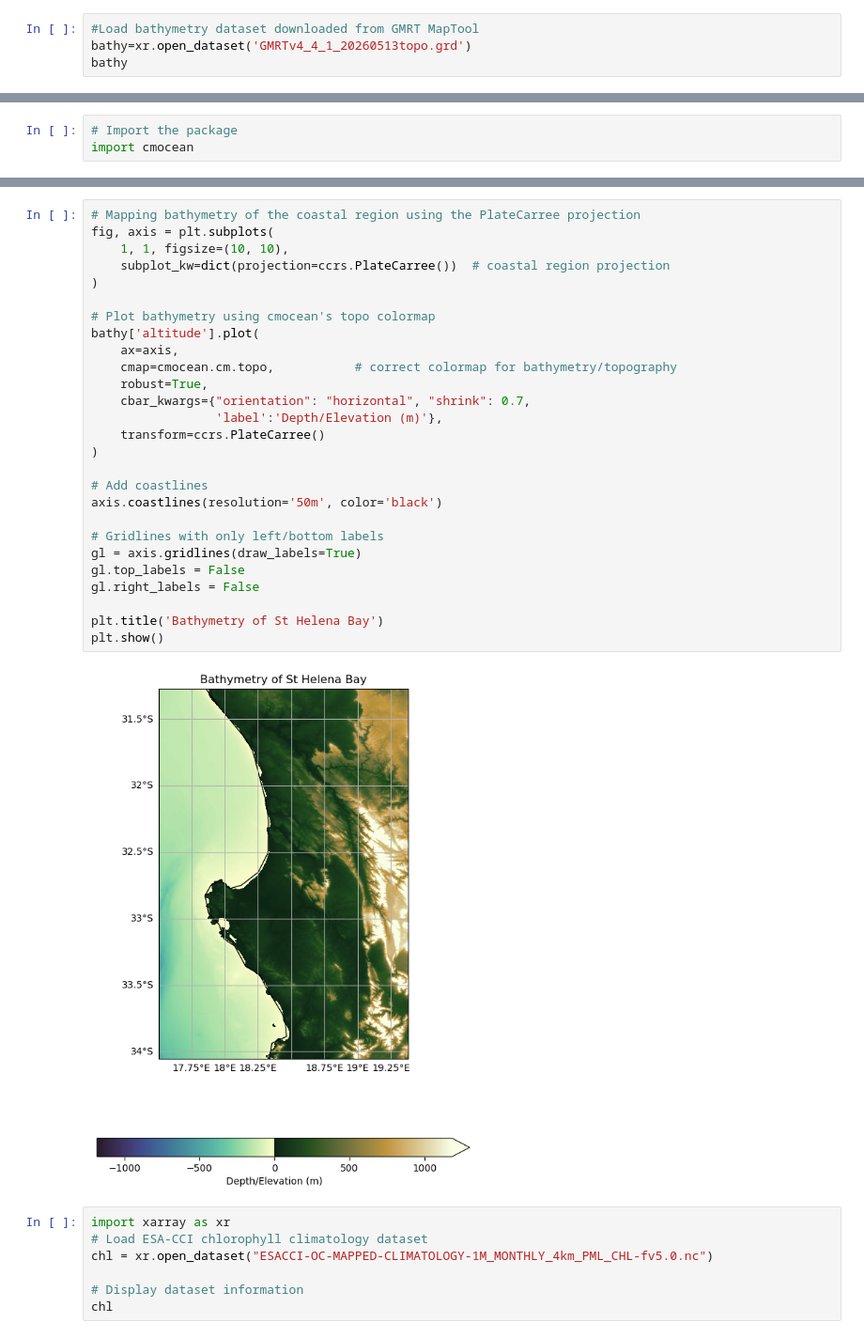
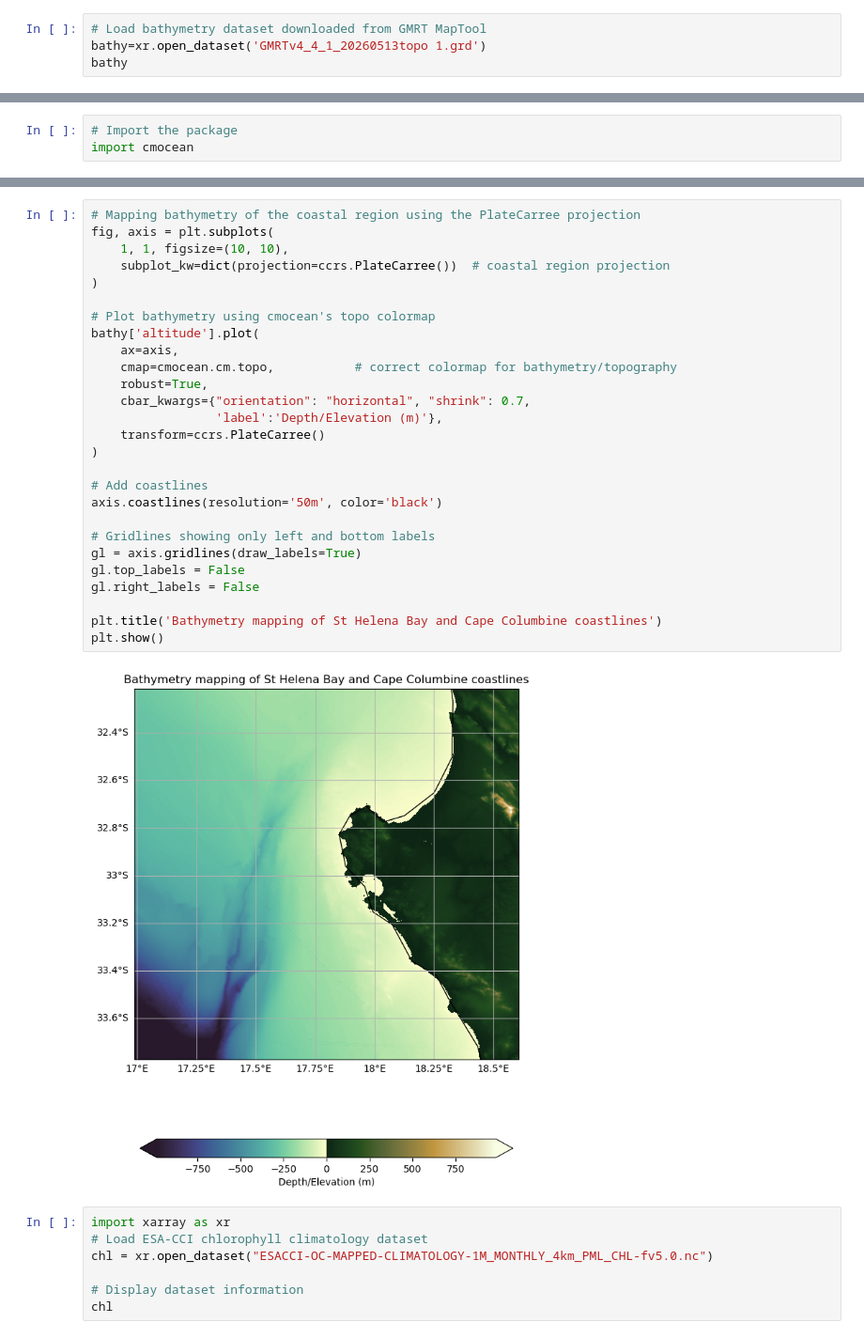
Before and after one commit to koketso18232/SAMOS2026-Core3CS-ASAYIKO, a Jupyter notebook: E5/Exercise5.ipynb, the cells around one changed output, grey strips where cells are left out. Shown at 94% size. Saved outputs shown, nothing was run; the diff lists cells and outputs as text.

```diff
--- a/E5/Exercise5.ipynb
+++ b/E5/Exercise5.ipynb
@@ -25,7 +25,7 @@ import numpy as np
 from geopy.geocoders import Nominatim
 from geopy.distance import geodesic
 # %%
-#Load bathymetry dataset downloaded from GMRT MapTool
-bathy=xr.open_dataset('GMRTv4_4_1_20260513topo.grd')
+# Load bathymetry dataset downloaded from GMRT MapTool
+bathy=xr.open_dataset('GMRTv4_4_1_20260513topo 1.grd')
 bathy
 # %% [output]
@@ -94,32 +66,32 @@ plt.show()
 # %%
 # Mapping bathymetry of the coastal region using the PlateCarree projection
 fig, axis = plt.subplots(
     1, 1, figsize=(10, 10),
     subplot_kw=dict(projection=ccrs.PlateCarree())  # coastal region projection
 )
 
 # Plot bathymetry using cmocean's topo colormap
 bathy['altitude'].plot(
     ax=axis,
     cmap=cmocean.cm.topo,           # correct colormap for bathymetry/topography
     robust=True,
     cbar_kwargs={"orientation": "horizontal", "shrink": 0.7,
                  'label':'Depth/Elevation (m)'},
     transform=ccrs.PlateCarree()
 )
 
 # Add coastlines
 axis.coastlines(resolution='50m', color='black')
 
-# Gridlines with only left/bottom labels
+# Gridlines showing only left and bottom labels
 gl = axis.gridlines(draw_labels=True)
 gl.top_labels = False
 gl.right_labels = False
 
-plt.title('Bathymetry of St Helena Bay')
+plt.title('Bathymetry mapping of St Helena Bay and Cape Columbine coastlines')
 plt.show()
 # %% [output]
-[figure, old version]
+[figure, new version]
 # %%
 import xarray as xr
 # Load ESA-CCI chlorophyll climatology dataset
```
Also changed, not shown: parts of 5 cells of this notebook.
